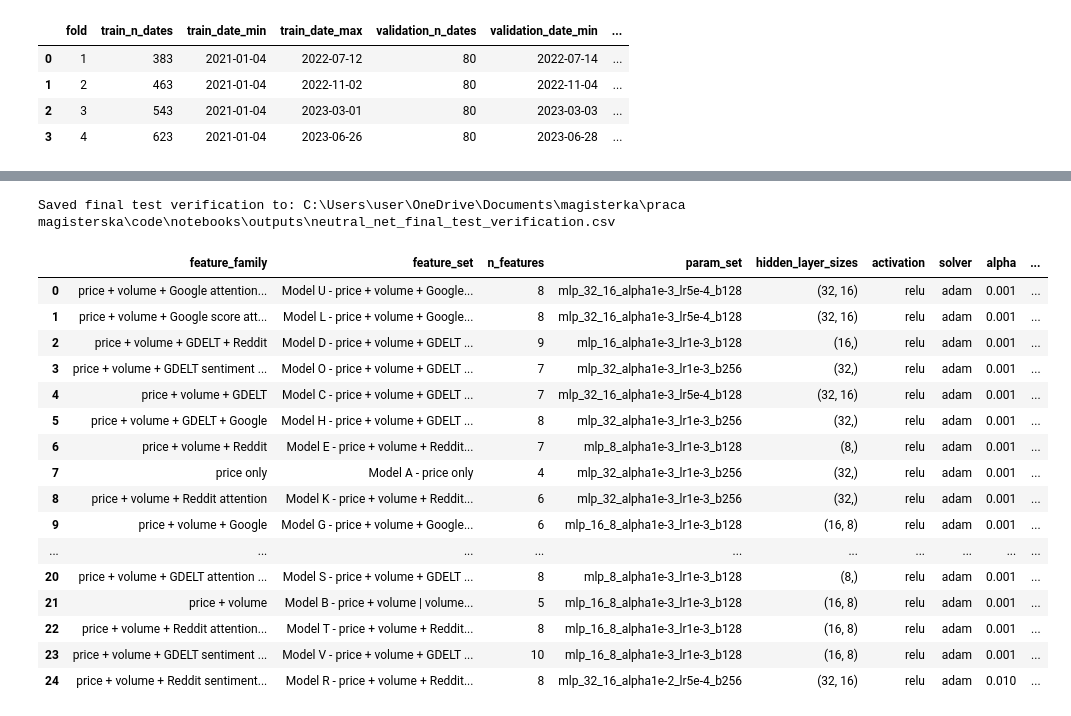
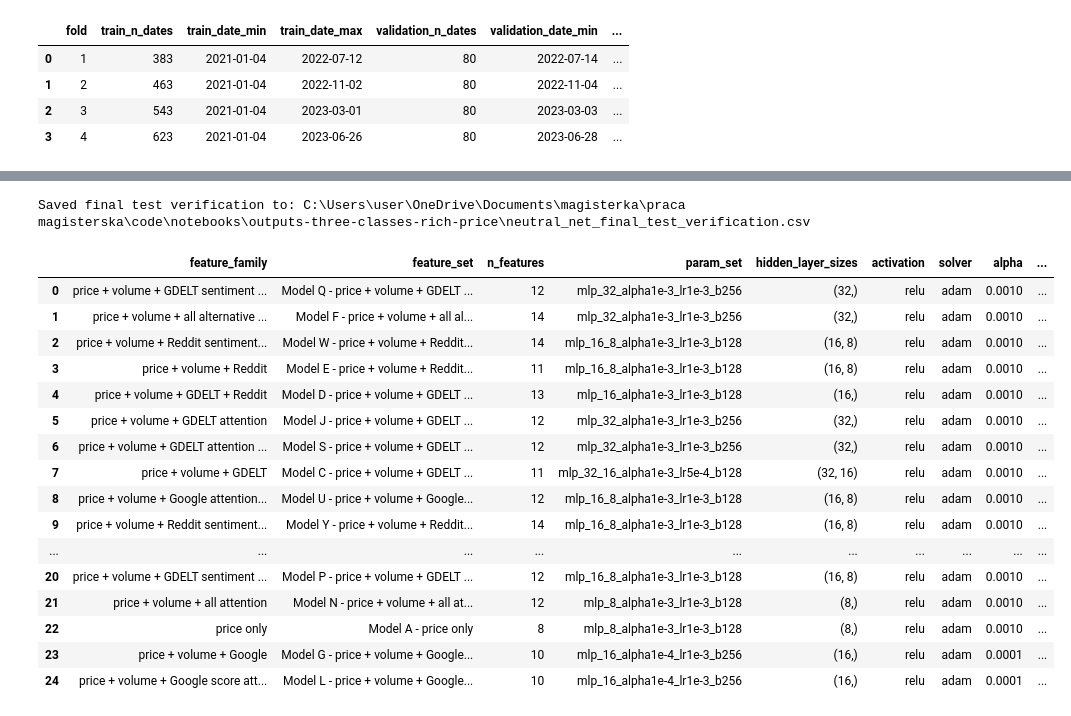
Before and after one commit to filip19992/equity-price-direction-predictor, a Jupyter notebook: notebooks/neutral_net.ipynb, the cells around one changed output, grey strips where cells are left out. Saved outputs shown, nothing was run; the diff lists cells and outputs as text; code cells hidden in the pictures.

```diff
--- a/notebooks/neutral_net.ipynb
+++ b/notebooks/neutral_net.ipynb
@@ -661,33 +661,33 @@ test_best_validation_params_df = pd.DataFrame(test_rows).sort_values(
 # %%
 validation_selected_family_test_report_df = ModelReportBuilder.build_validation_selected_family_test_report(
     simple_hyperparameter_summary_df,
     param_columns=MLP_PARAM_COLUMNS_FOR_DISPLAY,
 )
 
 final_test_verification_path = ModelReportBuilder.save_final_test_verification(
     validation_selected_family_test_report_df,
     model_name="neutral_net",
-    output_dir=PROJECT_ROOT / "notebooks" / "outputs",
+    output_dir=PROJECT_ROOT / "notebooks" / "outputs-three-classes-rich-price",
 )
 print(f"Saved final test verification to: {final_test_verification_path}")
 
 validation_selected_family_test_report_df
 # %% [output]
-Saved final test verification to: C:\Users\user\OneDrive\Documents\magisterka\praca magisterska\code\notebooks\outputs\neutral_net_final_test_verification.csv
+Saved final test verification to: C:\Users\user\OneDrive\Documents\magisterka\praca magisterska\code\notebooks\outputs-three-classes-rich-price\neutral_net_final_test_verification.csv
 |  | feature_family | feature_set | n_features | param_set | hidden_layer_sizes | activation | solver | alpha | ... |
-| 0 | price + volume + Google attention... | Model U - price + volume + Google... | 8 | mlp_32_16_alpha1e-3_lr5e-4_b128 | (32, 16) | relu | adam | 0.001 | ... |
-| 1 | price + volume + Google score att... | Model L - price + volume + Google... | 8 | mlp_32_16_alpha1e-3_lr5e-4_b128 | (32, 16) | relu | adam | 0.001 | ... |
-| 2 | price + volume + GDELT + Reddit | Model D - price + volume + GDELT ... | 9 | mlp_16_alpha1e-3_lr1e-3_b128 | (16,) | relu | adam | 0.001 | ... |
-| 3 | price + volume + GDELT sentiment ... | Model O - price + volume + GDELT ... | 7 | mlp_32_alpha1e-3_lr1e-3_b256 | (32,) | relu | adam | 0.001 | ... |
-| 4 | price + volume + GDELT | Model C - price + volume + GDELT ... | 7 | mlp_32_16_alpha1e-3_lr5e-4_b128 | (32, 16) | relu | adam | 0.001 | ... |
-| 5 | price + volume + GDELT + Google | Model H - price + volume + GDELT ... | 8 | mlp_32_alpha1e-3_lr1e-3_b256 | (32,) | relu | adam | 0.001 | ... |
-| 6 | price + volume + Reddit | Model E - price + volume + Reddit... | 7 | mlp_8_alpha1e-3_lr1e-3_b128 | (8,) | relu | adam | 0.001 | ... |
-| 7 | price only | Model A - price only | 4 | mlp_32_alpha1e-3_lr1e-3_b256 | (32,) | relu | adam | 0.001 | ... |
-| 8 | price + volume + Reddit attention | Model K - price + volume + Reddit... | 6 | mlp_32_alpha1e-3_lr1e-3_b256 | (32,) | relu | adam | 0.001 | ... |
-| 9 | price + volume + Google | Model G - price + volume + Google... | 6 | mlp_16_8_alpha1e-3_lr1e-3_b128 | (16, 8) | relu | adam | 0.001 | ... |
+| 0 | price + volume + GDELT sentiment ... | Model Q - price + volume + GDELT ... | 12 | mlp_32_alpha1e-3_lr1e-3_b256 | (32,) | relu | adam | 0.0010 | ... |
+| 1 | price + volume + all alternative ... | Model F - price + volume + all al... | 14 | mlp_32_alpha1e-3_lr1e-3_b256 | (32,) | relu | adam | 0.0010 | ... |
+| 2 | price + volume + Reddit sentiment... | Model W - price + volume + Reddit... | 14 | mlp_16_8_alpha1e-3_lr1e-3_b128 | (16, 8) | relu | adam | 0.0010 | ... |
+| 3 | price + volume + Reddit | Model E - price + volume + Reddit... | 11 | mlp_16_8_alpha1e-3_lr1e-3_b128 | (16, 8) | relu | adam | 0.0010 | ... |
+| 4 | price + volume + GDELT + Reddit | Model D - price + volume + GDELT ... | 13 | mlp_16_alpha1e-3_lr1e-3_b128 | (16,) | relu | adam | 0.0010 | ... |
+| 5 | price + volume + GDELT attention | Model J - price + volume + GDELT ... | 12 | mlp_32_alpha1e-3_lr1e-3_b256 | (32,) | relu | adam | 0.0010 | ... |
+| 6 | price + volume + GDELT attention ... | Model S - price + volume + GDELT ... | 12 | mlp_32_alpha1e-3_lr1e-3_b256 | (32,) | relu | adam | 0.0010 | ... |
+| 7 | price + volume + GDELT | Model C - price + volume + GDELT ... | 11 | mlp_32_16_alpha1e-3_lr5e-4_b128 | (32, 16) | relu | adam | 0.0010 | ... |
+| 8 | price + volume + Google attention... | Model U - price + volume + Google... | 12 | mlp_16_8_alpha1e-3_lr1e-3_b128 | (16, 8) | relu | adam | 0.0010 | ... |
+| 9 | price + volume + Reddit sentiment... | Model Y - price + volume + Reddit... | 14 | mlp_16_8_alpha1e-3_lr1e-3_b128 | (16, 8) | relu | adam | 0.0010 | ... |
 | ... | ... | ... | ... | ... | ... | ... | ... | ... | ... |
-| 20 | price + volume + GDELT attention ... | Model S - price + volume + GDELT ... | 8 | mlp_8_alpha1e-3_lr1e-3_b128 | (8,) | relu | adam | 0.001 | ... |
-| 21 | price + volume | Model B - price + volume | volume... | 5 | mlp_16_8_alpha1e-3_lr1e-3_b128 | (16, 8) | relu | adam | 0.001 | ... |
-| 22 | price + volume + Reddit attention... | Model T - price + volume + Reddit... | 8 | mlp_16_8_alpha1e-3_lr1e-3_b128 | (16, 8) | relu | adam | 0.001 | ... |
-| 23 | price + volume + GDELT sentiment ... | Model V - price + volume + GDELT ... | 10 | mlp_16_8_alpha1e-3_lr1e-3_b128 | (16, 8) | relu | adam | 0.001 | ... |
-| 24 | price + volume + Reddit sentiment... | Model R - price + volume + Reddit... | 8 | mlp_32_16_alpha1e-2_lr5e-4_b256 | (32, 16) | relu | adam | 0.010 | ... |
+| 20 | price + volume + GDELT sentiment ... | Model P - price + volume + GDELT ... | 12 | mlp_16_8_alpha1e-3_lr1e-3_b128 | (16, 8) | relu | adam | 0.0010 | ... |
+| 21 | price + volume + all attention | Model N - price + volume + all at... | 12 | mlp_8_alpha1e-3_lr1e-3_b128 | (8,) | relu | adam | 0.0010 | ... |
+| 22 | price only | Model A - price only | 8 | mlp_8_alpha1e-3_lr1e-3_b128 | (8,) | relu | adam | 0.0010 | ... |
+| 23 | price + volume + Google | Model G - price + volume + Google... | 10 | mlp_16_alpha1e-4_lr1e-3_b256 | (16,) | relu | adam | 0.0001 | ... |
+| 24 | price + volume + Google score att... | Model L - price + volume + Google... | 10 | mlp_16_alpha1e-4_lr1e-3_b256 | (16,) | relu | adam | 0.0001 | ... |
```
Also changed, not shown: parts of 3 cells of this notebook, 7 other files.
